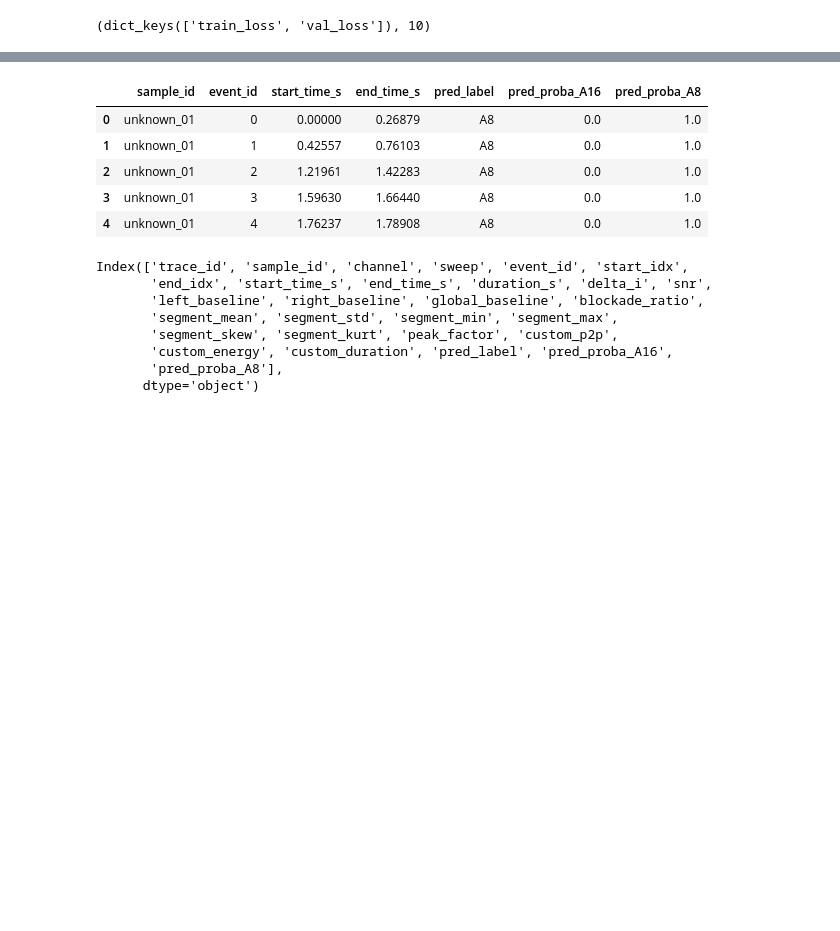
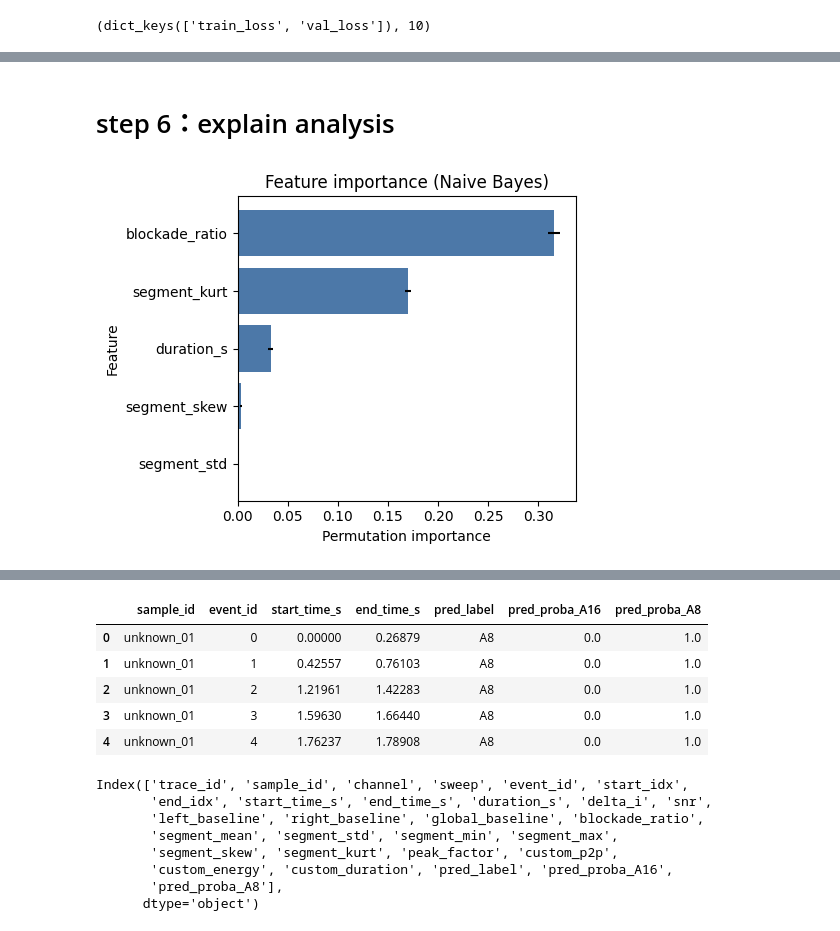
Before and after one commit to LuChenLab/PoreMind, a Jupyter notebook: notebooks/step_by_step_analysis.ipynb, the cells around one changed output, grey strips where cells are left out. Cells and saved outputs as stored; diff of their text form; code cells hidden in the pictures; blank space fills up the shorter version.

```diff
--- a/notebooks/step_by_step_analysis.ipynb
+++ b/notebooks/step_by_step_analysis.ipynb
@@ -386,0 +450,7 @@ analysis.filtered_df[["trace_id", "event_id", "pred_label_1D-CNN", "pred_proba_A
+# %% [markdown]
+# step 6：explain analysis
+# %%
+# explain the feature importance for the selected model
+result_explain = analysis.explain_ml(model_name="Naive Bayes")
+# %% [output]
+[figure, added]
```
Also changed, not shown: parts of 20 cells of this notebook.
